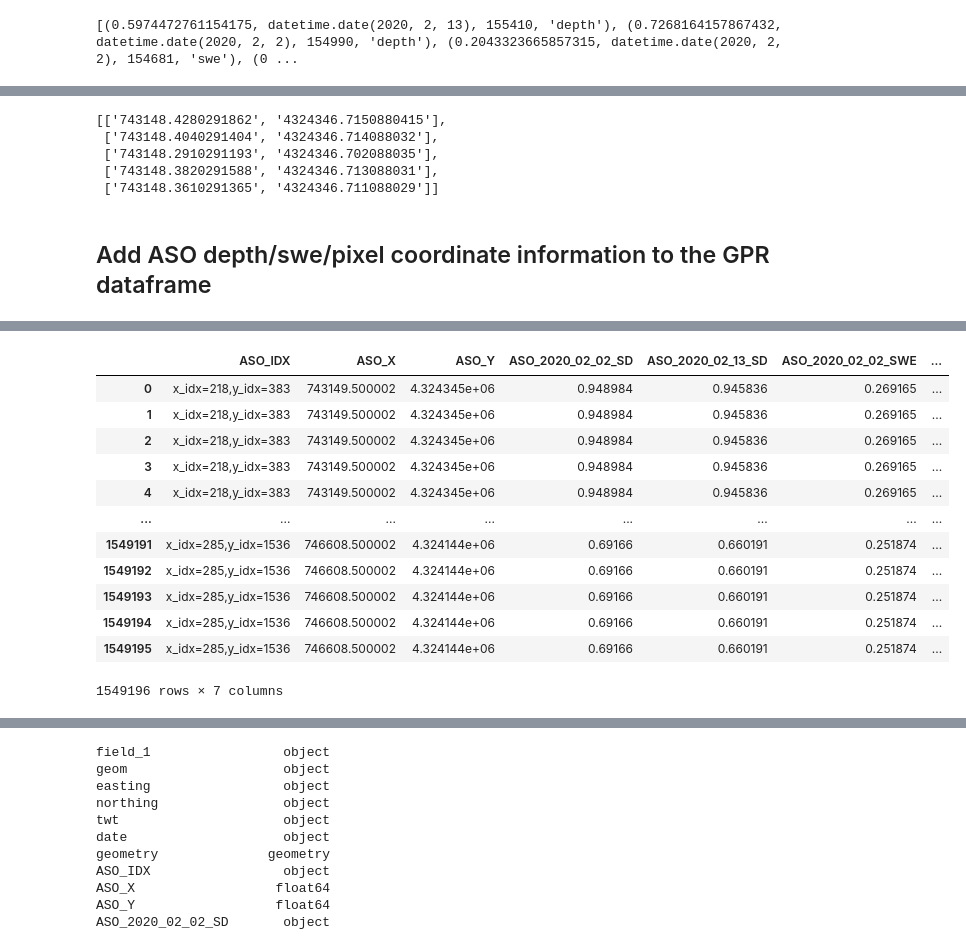
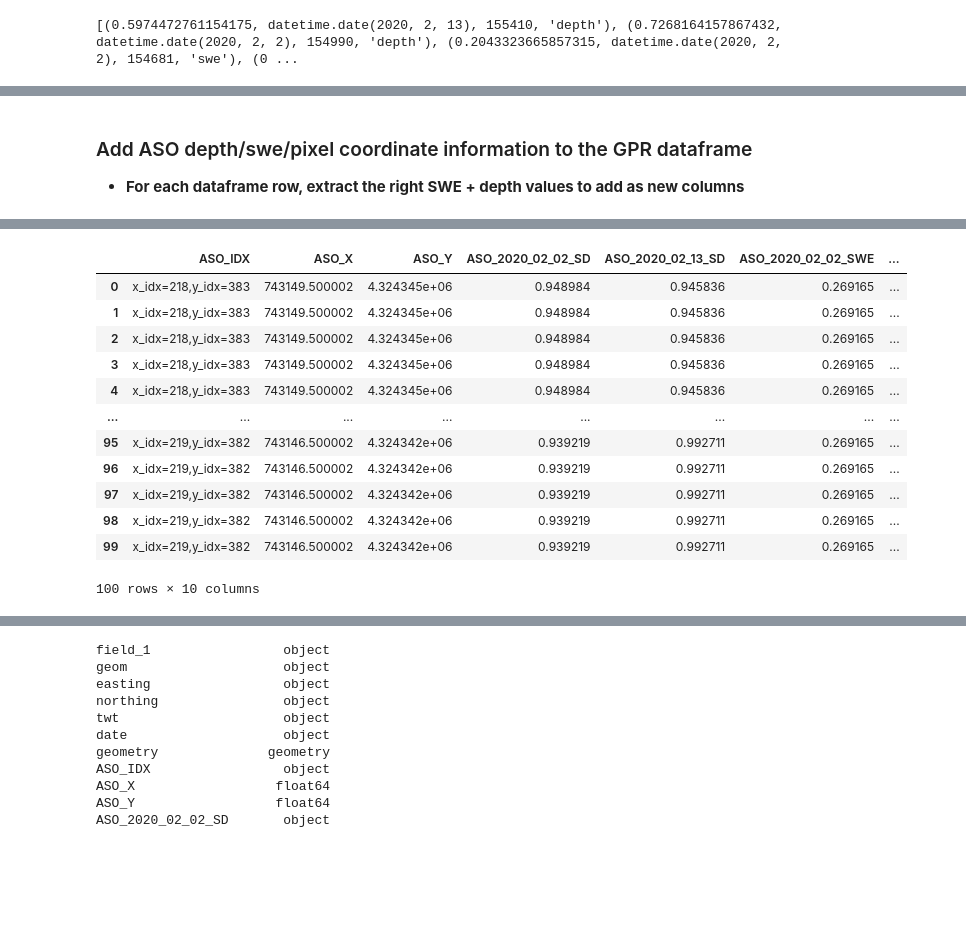
Before and after one commit to snowex-hackweek/coldfusion, a Jupyter notebook: contributors/sethv/database_query_tests.ipynb, the cells around one changed output, grey strips where cells are left out. Saved outputs shown, nothing was run; the diff lists cells and outputs as text; code cells hidden in the pictures; blank space fills up the shorter version.

```diff
--- a/contributors/sethv/database_query_tests.ipynb
+++ b/contributors/sethv/database_query_tests.ipynb
@@ -710,9 +490,10 @@ print(result)
 [(0.5974472761154175, datetime.date(2020, 2, 13), 155410, 'depth'), (0.7268164157867432, datetime.date(2020, 2, 2), 154990, 'depth'), (0.2043323665857315, datetime.date(2020, 2, 2), 154681, 'swe'), (0 ...
 # %%
 %%time
+# Retrieve depth & SWE from database at each (x,y) coordinate
 raster_values_at_points = []
-for x in range(742000, 747000, 10):
-    for y in range(4322000, 4325000, 10):
+for x in range(742000, 747000, 1000):
+    for y in range(4322000, 4325000, 1000):
         point = func.ST_SetSRID(func.ST_MakePoint(x,y), 26912)
         query = session.query(func.ST_Value(ImageData.raster, point), ImageData.date, ImageData.id, ImageData.type)
         query = query.filter(ImageData.observers == "ASO Inc.")
@@ -721,5 +502,5 @@ for x in range(742000, 747000, 10):
 
         result = query.all()
         raster_values_at_points.append(result)
-        # print(f"{x} {y} = {result}\n")
+        print(f"{x} {y} = {result}\n")
 # %% [output]
@@ -754,18 +531,0 @@ aso_2020_02_13_raster[0,0]
-# %%
-%%time
-values = []
-for x in range(742000, 747000, 1):
-    for y in range(4322000, 4325000, 10):
-        pixel_idx_x, pixel_idx_y = aso_2020_02_13_rio.index(x, y) # origin is top left or bottom left?
-        pixel_center_x, pixel_center_y = aso_2020_02_13_rio.xy(pixel_idx_x, pixel_idx_y)
-        value = aso_2020_02_13_raster[pixel_idx_x, pixel_idx_y]
-        values.append((x,y,value))
-        # print(f"Started with the GPR point x, y = ({x}, {y})")
-        # print(f"Nearest pixel is at row {pixel_idx_y} and column {pixel_idx_x} \n\t-> centered at ({pixel_center_x}, {pixel_center_y})")
-        # print(f"\tPixel value for aso 02-02-20 depth is: ???")
-        # print(f"\tPixel value for aso 02-02-20 swe is: ???")
-        # print(f"\tPixel value for aso 02-13-20 depth is: ", aso_2020_02_13_raster[pixel_idx_x, pixel_idx_y])
-        # print(f"\tPixel value for aso 02-13-20 swe is: ???")
-        # print(20*"-")
-
-print(len(values))
@@ -800,10 +532,3 @@ xy = gdf[["easting", "northing"]].head().values.tolist()
-# %%
-xy
-# %% [output]
-[['743148.4280291862', '4324346.7150880415'],
- ['743148.4040291404', '4324346.714088032'],
- ['743148.2910291193', '4324346.702088035'],
- ['743148.3820291588', '4324346.713088031'],
- ['743148.3610291365', '4324346.711088029']]
 # %% [markdown]
-## Add ASO depth/swe/pixel coordinate information to the GPR dataframe
+### Add ASO depth/swe/pixel coordinate information to the GPR dataframe
+* **For each dataframe row, extract the right SWE + depth values to add as new columns**
@@ -815,12 +542,14 @@ new_columns = [
     "ASO_2020_02_02_SD",
     "ASO_2020_02_13_SD",
     "ASO_2020_02_02_SWE",
-    "ASO_2020_02_13_SWE"
+    "ASO_2020_02_13_SWE",
+    "ASO_SWE_IDX",
+    "ASO_SWE_X",
+    "ASO_SWE_Y"
 ]
 
 def f(row):
-    # print(row)
-    # return [1,2,3,4,5,6,7]
+    """Impelmentation of the fusion step as described on post-it in Google Doc"""
     x,y = float(row["easting"]), float(row["northing"])
     pixel_idx_x, pixel_idx_y = aso_2020_02_13_rio.index(x, y) # origin is top left or bottom left?
     pixel_center_x, pixel_center_y = aso_2020_02_13_rio.xy(pixel_idx_x, pixel_idx_y)
@@ -830,9 +559,6 @@ def f(row):
     pixel1_idx_x, pixel1_idx_y = aso_2020_02_02_rio.index(x, y)
     assert pixel_idx_x == pixel1_idx_x, f"{pixel_idx_x} != {pixel1_idx_x}"
     assert pixel_idx_y == pixel1_idx_y, f"{pixel_idx_y} != {pixel1_idx_y}"
-    # assert pixel_idx_x, pixel_idx_y == aso_2020_02_02_rio.index(x, y)[0], (pixel_idx_x, pixel_idx_y, aso_2020_02_02_rio.index(x, y))
-    #, f"2020_02_02 = {aso_2020_02_02_rio.index(x, y)}, 2020_02_13 = {aso_2020_02_13_rio.index(x, y)}"
-
 
     # SWE both grids should have same index
     swe1_idx_x, swe1_idx_y = aso_2020_02_02_swe_rio.index(x, y)
@@ -842,6 +568,7 @@ def f(row):
     swe_idx_x = swe1_idx_x
     swe_idx_y = swe1_idx_y
 
+    swe_pixel_center_x, swe_pixel_center_y = aso_2020_02_02_swe_rio.xy(swe_idx_x, swe_idx_y)
 
     # All of our new columns for the Dataframe
     aso_idx = f"x_idx={pixel_idx_x},y_idx={pixel_idx_y}" # how we will group
@@ -859,7 +586,11 @@ def f(row):
         aso_2020_02_02_sd,
         aso_2020_02_13_sd,
         aso_2020_02_02_swe,
-        aso_2020_02_13_swe
+        aso_2020_02_13_swe,
+        # Also save the info about which ASO SWE pixel we found
+        f"x_idx={swe_pixel_center_x},y_idx={swe_pixel_center_y}", # how we can group
+        swe_idx_x,
+        swe_idx_y
     ]
 
     # print(value)
@@ -874,7 +603,7 @@ gdf.
 ## where the xy is inside our BBOX
 ## 100000 rows takes 30? seconds on medium instance
 ## 1.5 million rows took 10 minutes
-df_of_new_columns = gdf.apply(lambda row: pd.Series(f(row), index=new_columns), axis=1)
+df_of_new_columns = gdf.head(100).apply(lambda row: pd.Series(f(row), index=new_columns), axis=1)
 # gdf["aso_snow_depth_2020_02_13"] = gdf.apply(f, axis=1)
 df_of_new_columns
 # %% [output]
@@ -883,16 +612,16 @@ Wall time: 9min 42s
 |  | ASO_IDX | ASO_X | ASO_Y | ASO_2020_02_02_SD | ASO_2020_02_13_SD | ASO_2020_02_02_SWE | ... |
 | 0 | x_idx=218,y_idx=383 | 743149.500002 | 4.324345e+06 | 0.948984 | 0.945836 | 0.269165 | ... |
 | 1 | x_idx=218,y_idx=383 | 743149.500002 | 4.324345e+06 | 0.948984 | 0.945836 | 0.269165 | ... |
 | 2 | x_idx=218,y_idx=383 | 743149.500002 | 4.324345e+06 | 0.948984 | 0.945836 | 0.269165 | ... |
 | 3 | x_idx=218,y_idx=383 | 743149.500002 | 4.324345e+06 | 0.948984 | 0.945836 | 0.269165 | ... |
 | 4 | x_idx=218,y_idx=383 | 743149.500002 | 4.324345e+06 | 0.948984 | 0.945836 | 0.269165 | ... |
 | ... | ... | ... | ... | ... | ... | ... | ... |
-| 1549191 | x_idx=285,y_idx=1536 | 746608.500002 | 4.324144e+06 | 0.69166 | 0.660191 | 0.251874 | ... |
-| 1549192 | x_idx=285,y_idx=1536 | 746608.500002 | 4.324144e+06 | 0.69166 | 0.660191 | 0.251874 | ... |
-| 1549193 | x_idx=285,y_idx=1536 | 746608.500002 | 4.324144e+06 | 0.69166 | 0.660191 | 0.251874 | ... |
-| 1549194 | x_idx=285,y_idx=1536 | 746608.500002 | 4.324144e+06 | 0.69166 | 0.660191 | 0.251874 | ... |
-| 1549195 | x_idx=285,y_idx=1536 | 746608.500002 | 4.324144e+06 | 0.69166 | 0.660191 | 0.251874 | ... |
+| 95 | x_idx=219,y_idx=382 | 743146.500002 | 4.324342e+06 | 0.939219 | 0.992711 | 0.269165 | ... |
+| 96 | x_idx=219,y_idx=382 | 743146.500002 | 4.324342e+06 | 0.939219 | 0.992711 | 0.269165 | ... |
+| 97 | x_idx=219,y_idx=382 | 743146.500002 | 4.324342e+06 | 0.939219 | 0.992711 | 0.269165 | ... |
+| 98 | x_idx=219,y_idx=382 | 743146.500002 | 4.324342e+06 | 0.939219 | 0.992711 | 0.269165 | ... |
+| 99 | x_idx=219,y_idx=382 | 743146.500002 | 4.324342e+06 | 0.939219 | 0.992711 | 0.269165 | ... |
-1549196 rows × 7 columns
+100 rows × 10 columns
 # %%
 df_of_new_columns.to_csv("df_of_aso_columns.csv")
 # %%
```
Also changed, not shown: parts of 98 cells of this notebook.
